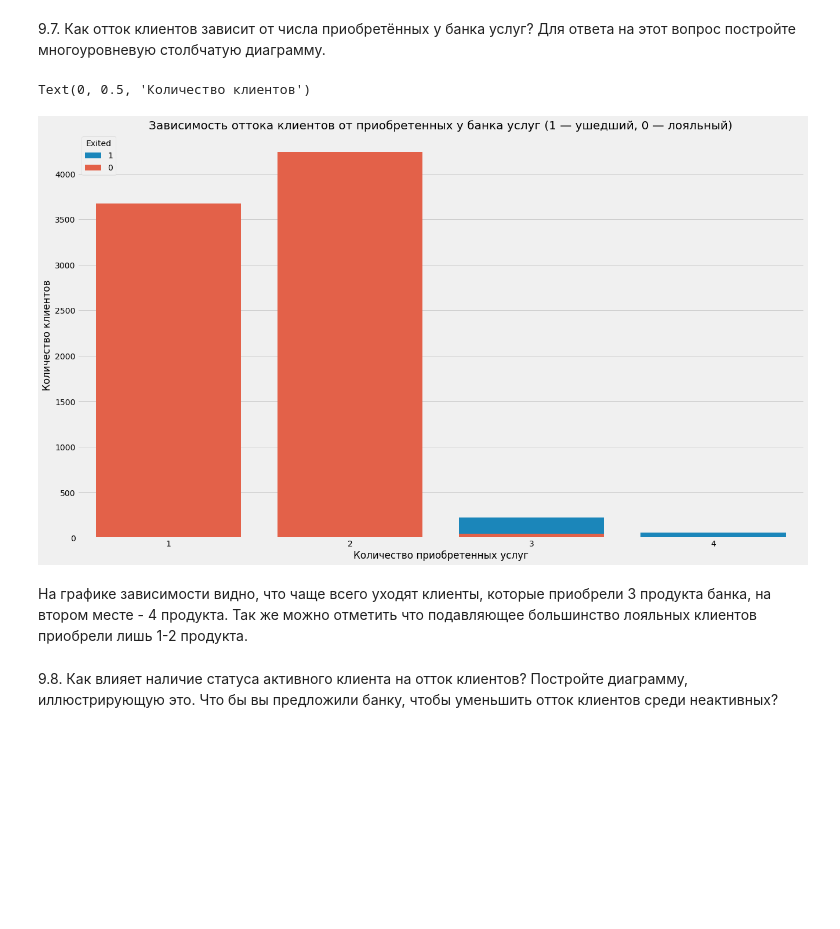
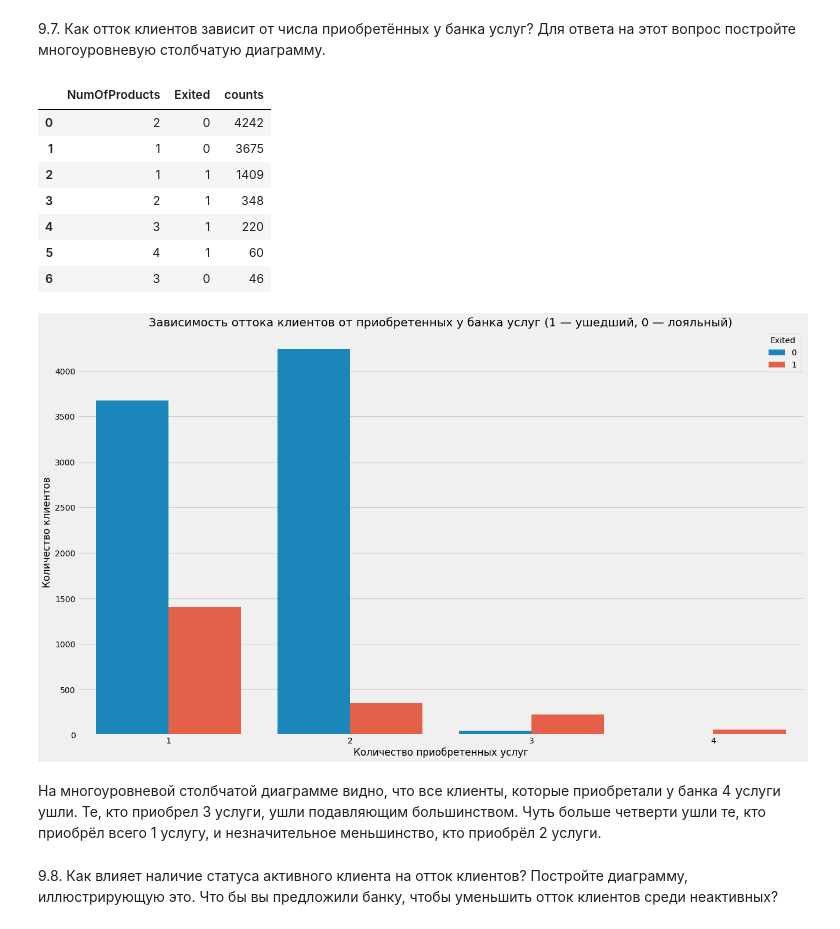
Before and after one commit to malinamedusa/sandbox__sf, a Jupyter notebook: py13/HomeWork.ipynb, the cells around one changed output. Drawn from its saved outputs; the diff is of its cells as text; code cells hidden in the pictures; blank space fills up the shorter version.

```diff
--- a/py13/HomeWork.ipynb
+++ b/py13/HomeWork.ipynb
@@ -194,29 +194,33 @@ Text(0.5, 1.0, 'Cоотношение процентов ушедших сред
 # %%
 data_df = pd.DataFrame(churn_data[['NumOfProducts', 'Exited']].value_counts())
 data_df = data_df.reset_index()
 data_df.columns = ['NumOfProducts', 'Exited', 'counts']
-# data_df
+
 fig, axes = plt.subplots(figsize=(20, 12))
+
 barplot = sns.barplot(
     data=data_df,
     x='NumOfProducts',
     y='counts',
     hue='Exited',
-    hue_order = [1, 0],
-    orient='v',
-    ci=None,
-    dodge=False
 )
 barplot.set_title('Зависимость оттока клиентов от приобретенных у банка услуг '
-                  '(1 — ушедший, 0 — лояльный)', fontsize=20)
+                   '(1 — ушедший, 0 — лояльный)', fontsize=20)
 barplot.set_xlabel('Количество приобретенных услуг')
 barplot.set_ylabel('Количество клиентов')
-# most likely not correct display of data in first and second columns. its unlikely that no one quit in first two cases
+data_df
 # %% [output]
-Text(0, 0.5, 'Количество клиентов')
+|  | NumOfProducts | Exited | counts |
+| 0 | 2 | 0 | 4242 |
+| 1 | 1 | 0 | 3675 |
+| 2 | 1 | 1 | 1409 |
+| 3 | 2 | 1 | 348 |
+| 4 | 3 | 1 | 220 |
+| 5 | 4 | 1 | 60 |
+| 6 | 3 | 0 | 46 |
-[figure, old version]
+[figure, new version]
-# %% [markdown]
-На графике зависимости видно, что чаще всего уходят клиенты, которые приобрели 3 продукта банка, на втором месте - 4 продукта. Так же можно отметить что подавляющее большинство лояльных клиентов приобрели лишь 1-2 продукта.
+# %% [markdown]
+На многоуровневой столбчатой диаграмме видно, что все клиенты, которые приобретали у банка 4 услуги ушли. Те, кто приобрел 3 услуги, ушли подавляющим большинством. Чуть больше четверти ушли те, кто приобрёл всего 1 услугу, и незначительное меньшинство, кто приобрёл 2 услуги.
 # %% [markdown]
 9.8. Как влияет наличие статуса активного клиента на отток клиентов? Постройте диаграмму, иллюстрирующую это. Что бы вы предложили банку, чтобы уменьшить отток клиентов среди неактивных?
 # %%
```
Also changed, not shown: parts of 3 cells of this notebook.
